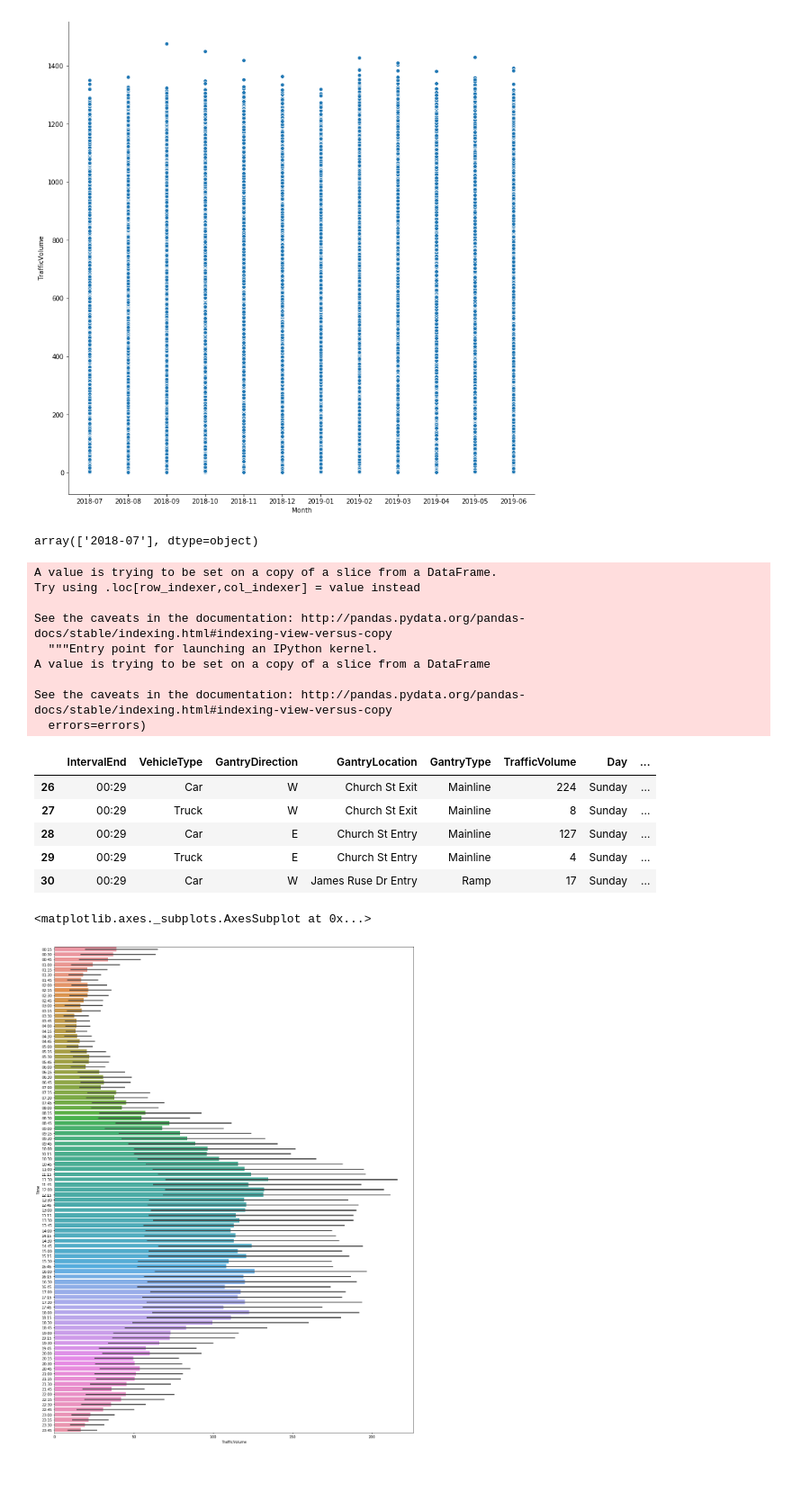
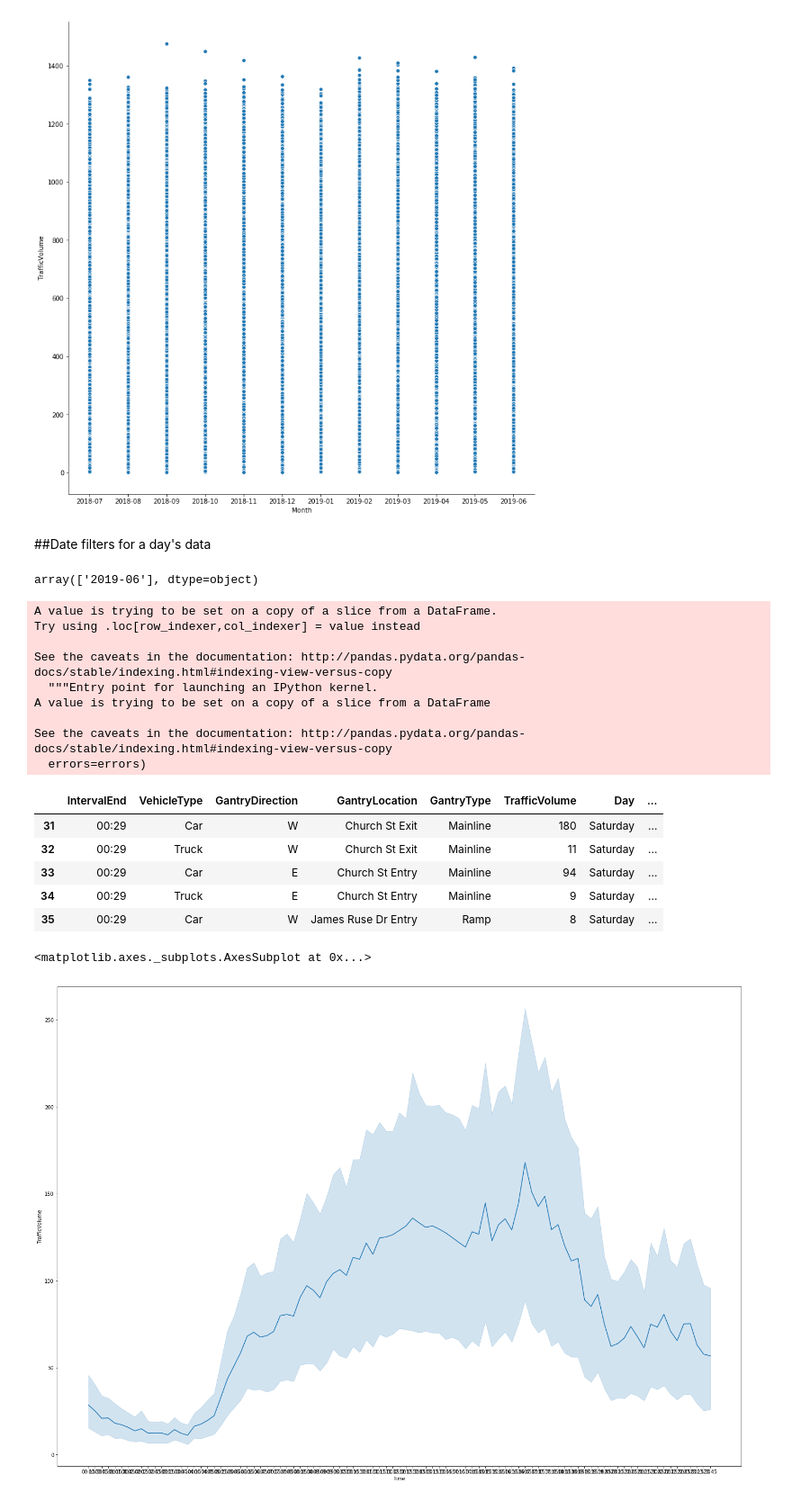
Before and after one commit to hrai/-M4-Data-Analysis, a Jupyter notebook: Assignment_2.ipynb, the cells around one changed output. Shown at 90% size. Saved outputs shown, nothing was run; the diff lists cells and outputs as text; code cells hidden in the pictures; blank space fills up the shorter version.

Commit message:
Added line plot

```diff
--- a/Assignment_2.ipynb
+++ b/Assignment_2.ipynb
@@ -250,17 +250,18 @@ sns.pairplot(x_vars=["Month"], y_vars=["TrafficVolume"],
 # %% [output]
 <seaborn.axisgrid.PairGrid at 0x...>
 [figure]
+# %% [markdown]
+##Date filters for a day's data
 # %%
-start_date=pd.to_datetime('1 Jul 2018 00:00AM')
-end_date=pd.to_datetime('1 Jul 2018 11:59PM')
+start_date=pd.to_datetime('1 Jun 2019 00:00AM')
+end_date=pd.to_datetime('1 Jun 2019 11:59PM')
+
+mask = (df['DateTime'] > start_date) & (df['DateTime'] <= end_date)
+df_day=df.loc[mask]
+
+df_day.Month.unique()
+# %% [output]
+array(['2019-06'], dtype=object)
-# %%
-
-mask = (df['DateTime'] > start_date) & (df['DateTime'] <= end_date)
-df_day=df.loc[mask]
-
-df_day.Month.unique()
-# %% [output]
-array(['2018-07'], dtype=object)
 # %%
 df_day['Time'] = df_day['DateTime'].map(lambda x: x.strftime('%H:%M'))
 df_day.drop(columns=['DateTime'], inplace=True)
@@ -276,16 +277,16 @@ A value is trying to be set on a copy of a slice from a DataFrame
 See the caveats in the documentation: http://pandas.pydata.org/pandas-docs/stable/indexing.html#indexing-view-versus-copy
   errors=errors)
 |  | IntervalEnd | VehicleType | GantryDirection | GantryLocation | GantryType | TrafficVolume | Day | ... |
-| 26 | 00:29 | Car | W | Church St Exit | Mainline | 224 | Sunday | ... |
-| 27 | 00:29 | Truck | W | Church St Exit | Mainline | 8 | Sunday | ... |
-| 28 | 00:29 | Car | E | Church St Entry | Mainline | 127 | Sunday | ... |
-| 29 | 00:29 | Truck | E | Church St Entry | Mainline | 4 | Sunday | ... |
-| 30 | 00:29 | Car | W | James Ruse Dr Entry | Ramp | 17 | Sunday | ... |
+| 31 | 00:29 | Car | W | Church St Exit | Mainline | 180 | Saturday | ... |
+| 32 | 00:29 | Truck | W | Church St Exit | Mainline | 11 | Saturday | ... |
+| 33 | 00:29 | Car | E | Church St Entry | Mainline | 94 | Saturday | ... |
+| 34 | 00:29 | Truck | E | Church St Entry | Mainline | 9 | Saturday | ... |
+| 35 | 00:29 | Car | W | James Ruse Dr Entry | Ramp | 8 | Saturday | ... |
 # %%
 from matplotlib import pyplot as plt
 
-plt.figure(figsize=(18,25))
-sns.barplot(x='TrafficVolume', y='Time', data=df_day)
+plt.figure(figsize=(25,18))
+sns.lineplot(x='Time', y='TrafficVolume', data=df_day)
 # %% [output]
 <matplotlib.axes._subplots.AxesSubplot at 0x...>
-[figure, old version]
+[figure, new version]
```
